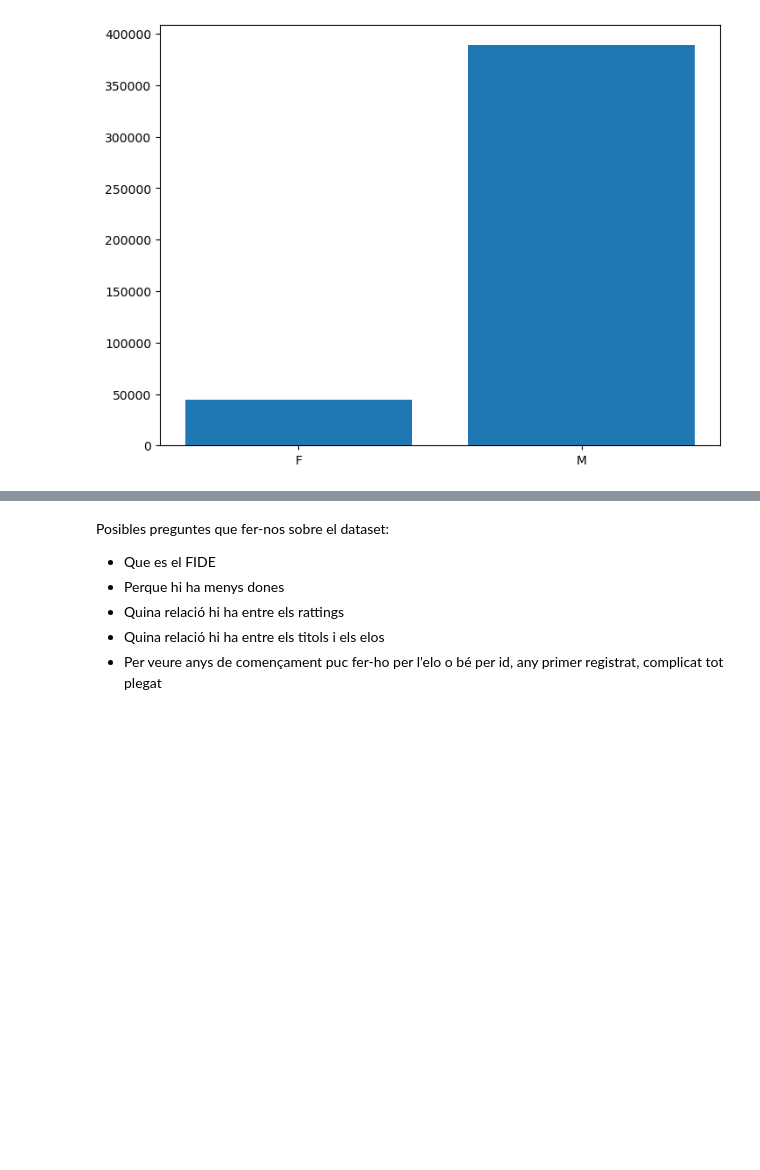
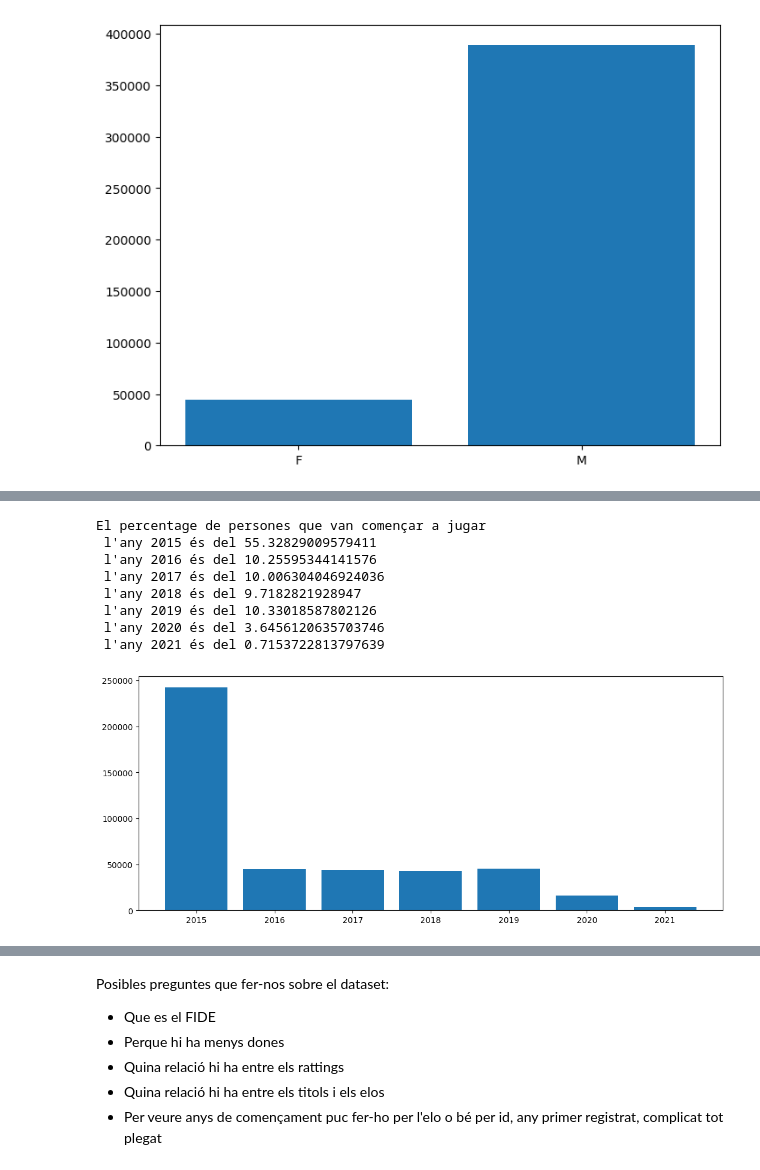
Before and after one commit to Itziar01/Kaggle-Chess-FIDE-Ratings, a Jupyter notebook: Untitled.ipynb, the cells around one changed output, grey strips where cells are left out. Saved outputs shown, nothing was run; the diff lists cells and outputs as text; code cells hidden in the pictures; blank space fills up the shorter version.

```diff
--- a/Untitled.ipynb
+++ b/Untitled.ipynb
@@ -98,0 +109,24 @@ plt.show()
+# %%
+# primer rating en standard per any
+unique_id, start_index = np.unique(ratings['fide_id'], return_index=True)
+oldest_ratings = ratings.iloc[start_index]
+
+labels_year, count_year = np.unique(oldest_ratings['year'], return_counts=True)
+
+print (f"El percentage de persones que van començar a jugar")
+for x, y in enumerate(count_year):
+    print(f" l'any {labels_year[x]} és del {y / np.sum(count_year) * 100}")
+fig = plt.figure()
+ax = fig.add_axes([0,0,1,1])
+ax.bar(labels_year,count_year)
+plt.show()
+# %% [output]
+El percentage de persones que van començar a jugar
+ l'any 2015 és del 55.32829009579411
+ l'any 2016 és del 10.25595344141576
+ l'any 2017 és del 10.006304046924036
+ l'any 2018 és del 9.7182821928947
+ l'any 2019 és del 10.33018587802126
+ l'any 2020 és del 3.6456120635703746
+ l'any 2021 és del 0.7153722813797639
+[figure, added]
```
Also changed, not shown: parts of 7 cells of this notebook.
